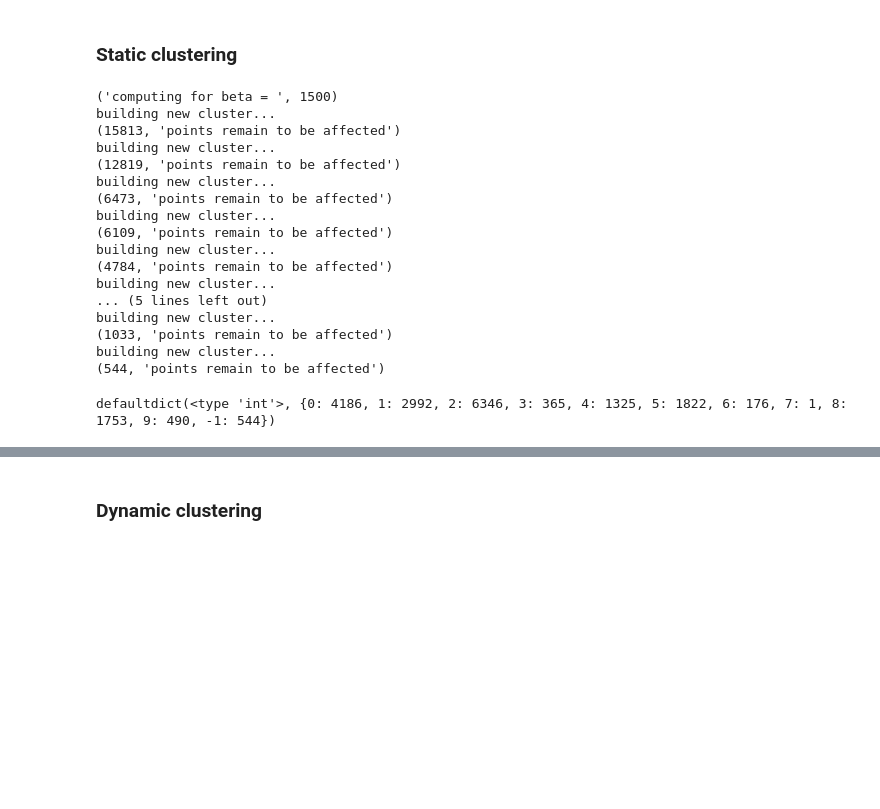
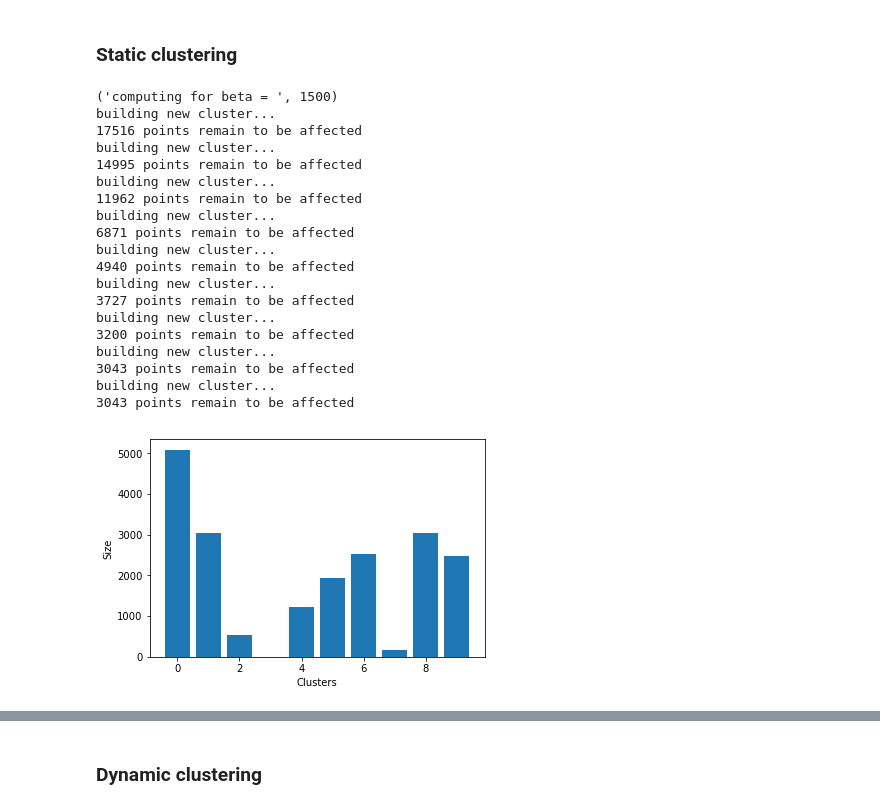
Before and after one commit to AdeleMortier/KCenters, a Jupyter notebook: Fully Dynamic k-center Clustering.ipynb, the cells around one changed output, grey strips where cells are left out. Cells and saved outputs as stored; diff of their text form; code cells hidden in the pictures; blank space fills up the shorter version.

```diff
--- a/Fully Dynamic k-center Clustering.ipynb
+++ b/Fully Dynamic k-center Clustering.ipynb
@@ -189,16 +189,13 @@ def build_cluster(center_id, beta, dataset_ids, cluster_id, clusters):
 from copy import deepcopy
 
 def build_beta_clustering(k, beta, dataset_ids):
-    clusters = {}
+    clusters = {point_id : -1 for point_id in dataset_ids}
     d = deepcopy(dataset_ids)
     for i in range(0, k):
         if not d:
             break
-        center_id = random.sample(dataset_ids, 1)[0]
-        d, clusters = build_cluster(center_id, beta, d, i, clusters)
-    if d:
-        for point_id in d:
-            clusters[point_id] = (0, -1)
+        center_id = random.choice(dataset_ids)
+        d, clusters = build_cluster(center_id, beta, d, clusters)
     return clusters
 # %%
 def build_whole_clustering(k, betas, dataset_ids):
@@ -209,32 +206,39 @@ def build_whole_clustering(k, betas, dataset_ids):
         clustering[beta] = clusters
     return clustering
 # %%
-clustering = build_whole_clustering(10, [1500], random.sample(list(range(0, 1000000)), 20000))
+clustering = build_whole_clustering(9, [1500], random.sample(list(range(0, 1000000)), 20000))
 # %% [output]
 ('computing for beta = ', 1500)
 building new cluster...
-(15813, 'points remain to be affected')
+17516 points remain to be affected
 building new cluster...
-(12819, 'points remain to be affected')
+14995 points remain to be affected
 building new cluster...
-(6473, 'points remain to be affected')
+11962 points remain to be affected
 building new cluster...
-(6109, 'points remain to be affected')
+6871 points remain to be affected
 building new cluster...
-(4784, 'points remain to be affected')
+4940 points remain to be affected
 building new cluster...
-... (5 lines left out)
+3727 points remain to be affected
 building new cluster...
-(1033, 'points remain to be affected')
+3200 points remain to be affected
 building new cluster...
-(544, 'points remain to be affected')
+3043 points remain to be affected
+building new cluster...
+3043 points remain to be affected
-# %%
-from collections import defaultdict
-clusters = clustering[1500]
-c = defaultdict(int)
-for point_id, cluster in clusters.items():
-    c[cluster[1]] += 1
-print(c)
-# %% [output]
-defaultdict(<type 'int'>, {0: 4186, 1: 2992, 2: 6346, 3: 365, 4: 1325, 5: 1822, 6: 176, 7: 1, 8: 1753, 9: 490, -1: 544})
+# %%
+def plot_cluster_sizes(beta, clustering):
+    clusters = clustering[beta]
+    counts = defaultdict(int)
+    for point_id, center_id in clusters.items():
+        counts[center_id] += 1
+    plt.bar(np.arange(len(counts.keys())), counts.values())
+    plt.ylabel('Size')
+    plt.xlabel('Clusters')
+    plt.show()
+# %%
+plot_cluster_sizes(1500, clustering)
+# %% [output]
+[figure, added]
 # %%
```
Also changed, not shown: parts of 5 cells of this notebook.
